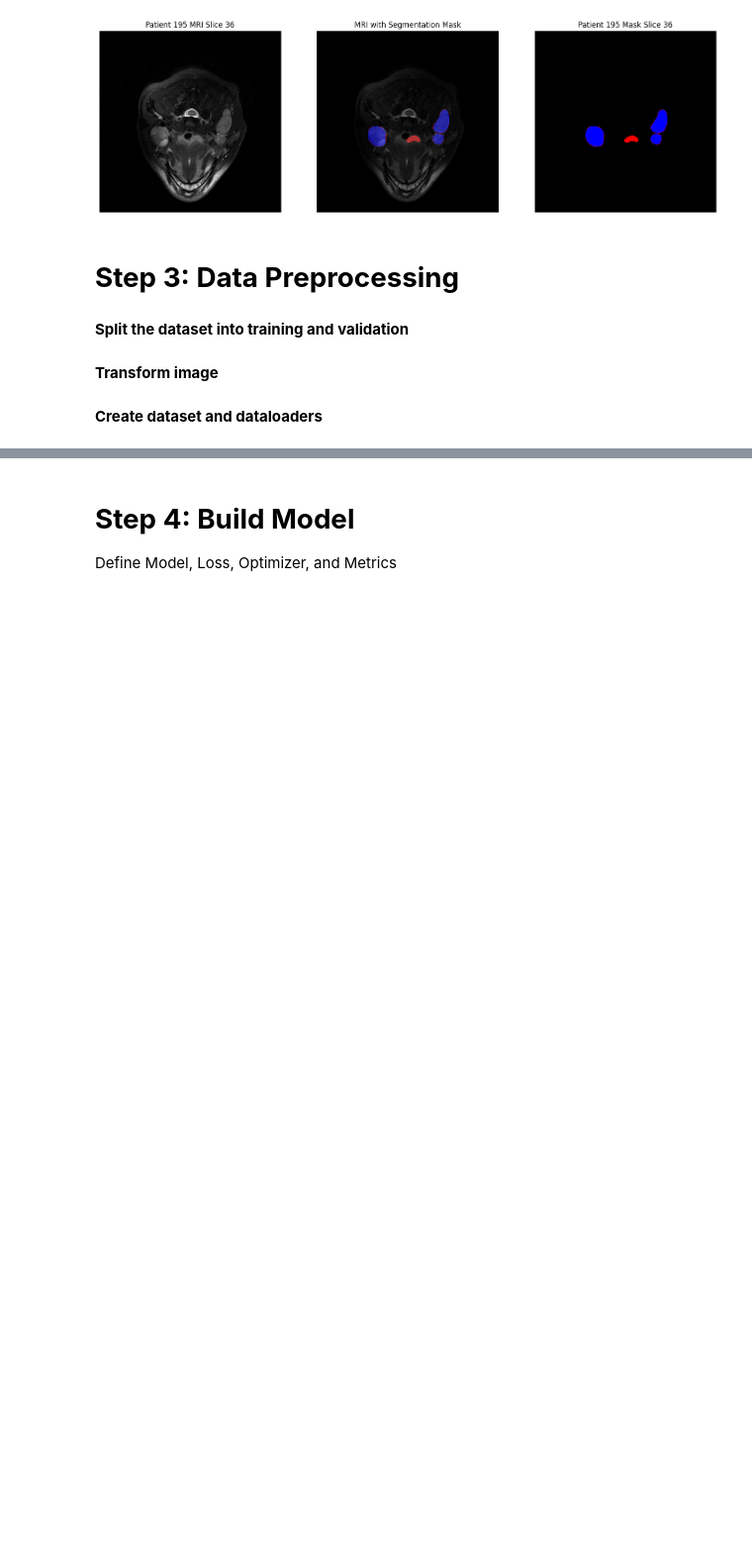
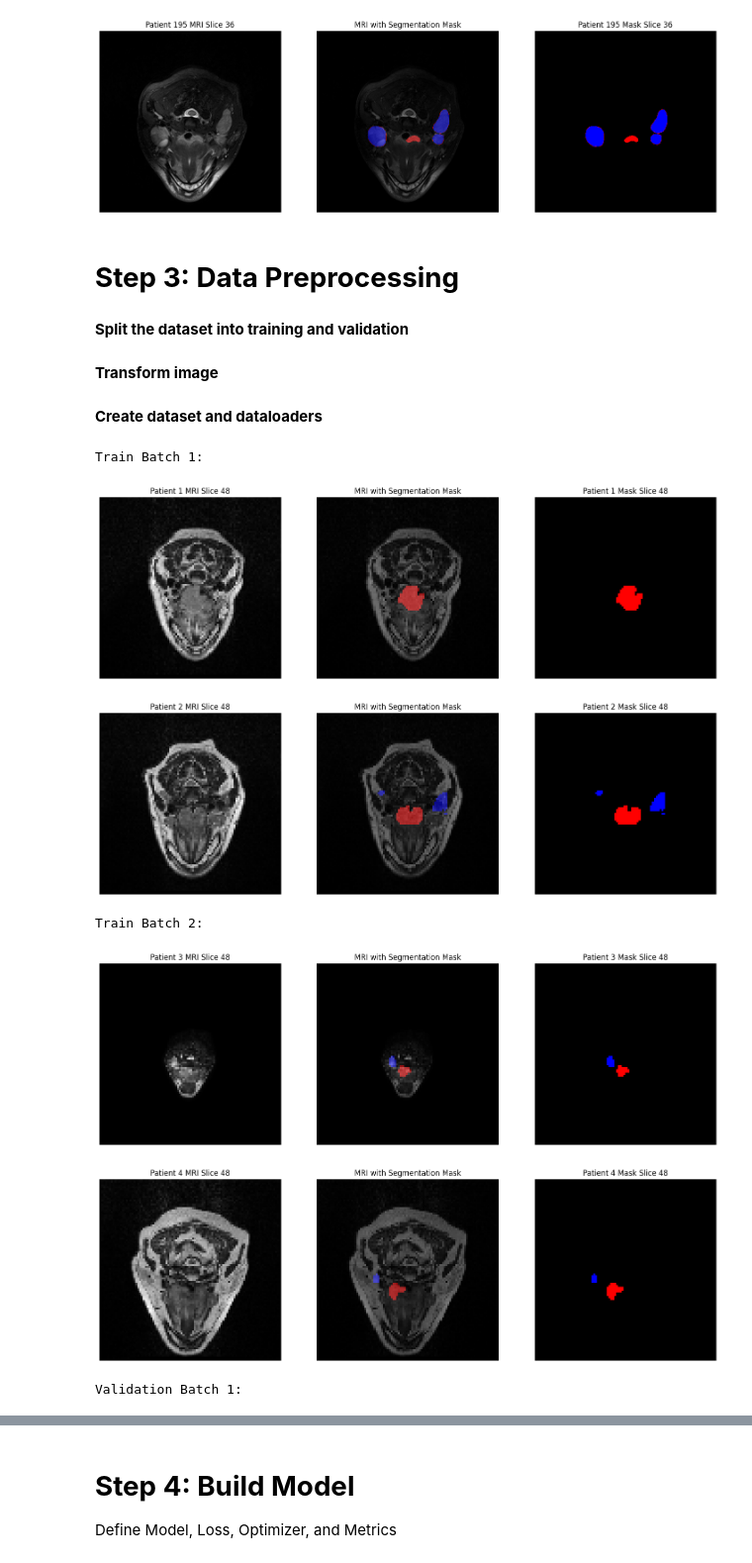
Before and after one commit to bjorneme/TDT17_mini_project, a Jupyter notebook: main.ipynb, the cells around one changed output, grey strips where cells are left out. Shown at 99% size. Cells and saved outputs as stored; diff of their text form; code cells hidden in the pictures; blank space fills up the shorter version.

Commit message:
Incorporate plotting of batches

```diff
--- a/main.ipynb
+++ b/main.ipynb
@@ -287,3 +287,83 @@ val_ds = CacheDataset(data=val_files, transform=val_transforms, cache_rate=1.0)
 # Create data loaders
 train_loader = DataLoader(train_ds, batch_size=2, shuffle=True)
 val_loader = DataLoader(val_ds, batch_size=1, shuffle=False)
+# %%
+import os
+import nibabel as nib
+import matplotlib.pyplot as plt
+from matplotlib import colors
+import torch
+import numpy as np
+from torch.utils.data import DataLoader
+
+# Define your plotting function
+def plot_dataloader_sample(image_tensor, label_tensor, patient_id=None, slice_index=None):
+    """
+    Plots MRI image, MRI with segmentation mask overlay, and mask only from tensors.
+    """
+    image_np = image_tensor.cpu().numpy()
+    label_np = label_tensor.cpu().numpy()
+
+    if image_np.shape[0] == 1:
+        image_np = np.squeeze(image_np, axis=0)
+
+    if label_np.ndim == 4 and label_np.shape[0] == 1:
+        label_np = np.squeeze(label_np, axis=0)
+
+    if slice_index is None:
+        slice_index = image_np.shape[2] // 2
+
+    mri_slice = image_np[:, :, slice_index].T
+    mask_slice = label_np[:, :, slice_index].T
+
+    cmap = colors.ListedColormap(['black', 'red', 'blue'])
+    norm = colors.BoundaryNorm([-0.5, 0.5, 1.5, 2.5], cmap.N)
+
+    fig, axes = plt.subplots(1, 3, figsize=(18, 6))
+
+    axes[0].imshow(mri_slice, cmap='gray', origin='lower')
+    title1 = f'Patient {patient_id} MRI Slice {slice_index}' if patient_id else f'MRI Slice {slice_index}'
+    axes[0].set_title(title1)
+    axes[0].axis('off')
+
+    axes[1].imshow(mri_slice, cmap='gray', origin='lower')
+    axes[1].imshow(mask_slice, cmap=cmap, norm=norm, alpha=0.5, origin='lower')
+    axes[1].set_title('MRI with Segmentation Mask')
+    axes[1].axis('off')
+
+    im = axes[2].imshow(mask_slice, cmap=cmap, norm=norm, origin='lower')
+    title3 = f'Patient {patient_id} Mask Slice {slice_index}' if patient_id else f'Mask Slice {slice_index}'
+    axes[2].set_title(title3)
+    axes[2].axis('off')
+
+    plt.show()
+
+# Visualization function
+def visualize_dataloader_samples(dataloader, num_batches=1, samples_per_batch=2, mode='Train'):
+    for batch_idx, batch_data in enumerate(dataloader):
+        if batch_idx >= num_batches:
+            break
+
+        images = batch_data["image"]
+        labels = batch_data["label"]
+
+        batch_size = images.shape[0]
+        print(f"\n{mode} Batch {batch_idx + 1}:")
+        for i in range(min(samples_per_batch, batch_size)):
+            image = images[i]
+            label = labels[i]
+            patient_id = f"{batch_idx * dataloader.batch_size + i + 1}"
+            plot_dataloader_sample(image, label, patient_id=patient_id)
+
+# Example usage
+# Ensure that 'train_loader' and 'val_loader' are already defined as per your initial setup
+visualize_dataloader_samples(train_loader, num_batches=2, samples_per_batch=2, mode='Train')
+visualize_dataloader_samples(val_loader, num_batches=1, samples_per_batch=1, mode='Validation')
+# %% [output]
+Train Batch 1:
+[figure, added]
+[figure, added]
+Train Batch 2:
+[figure, added]
+[figure, added]
+Validation Batch 1:
```
Also changed, not shown: parts of 3 cells of this notebook.
